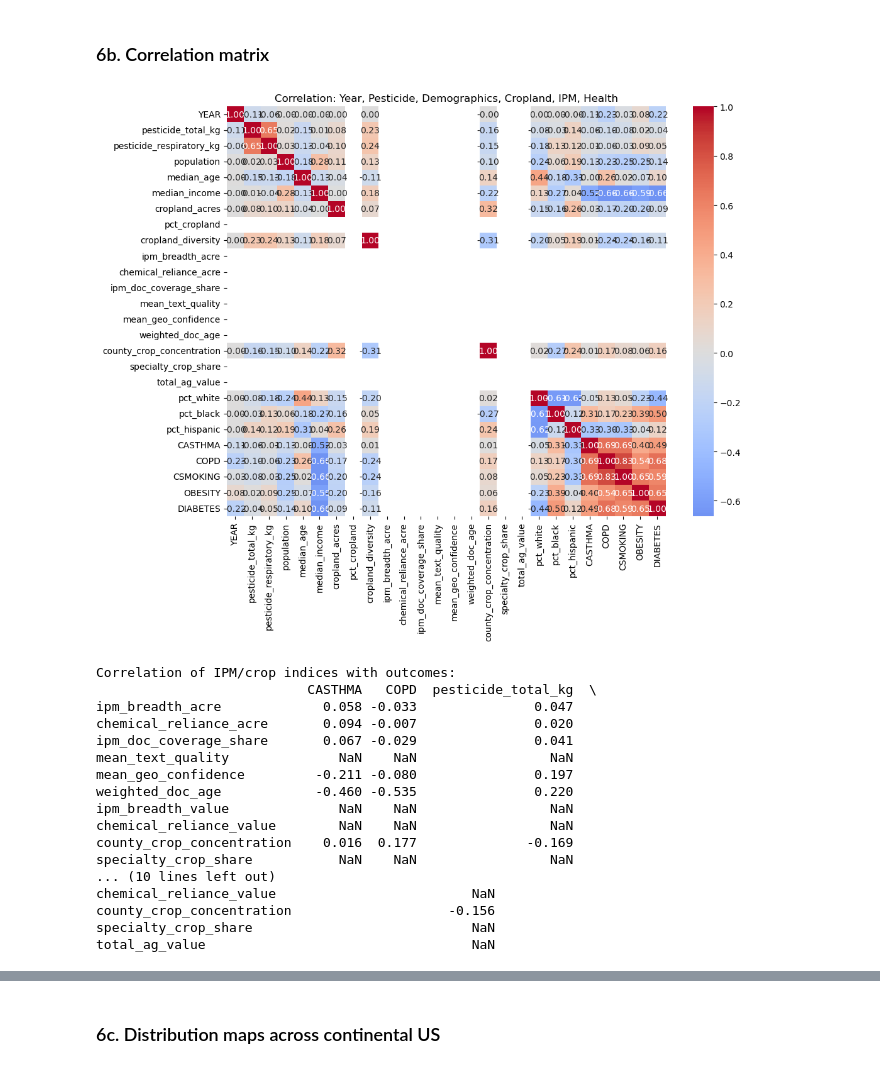
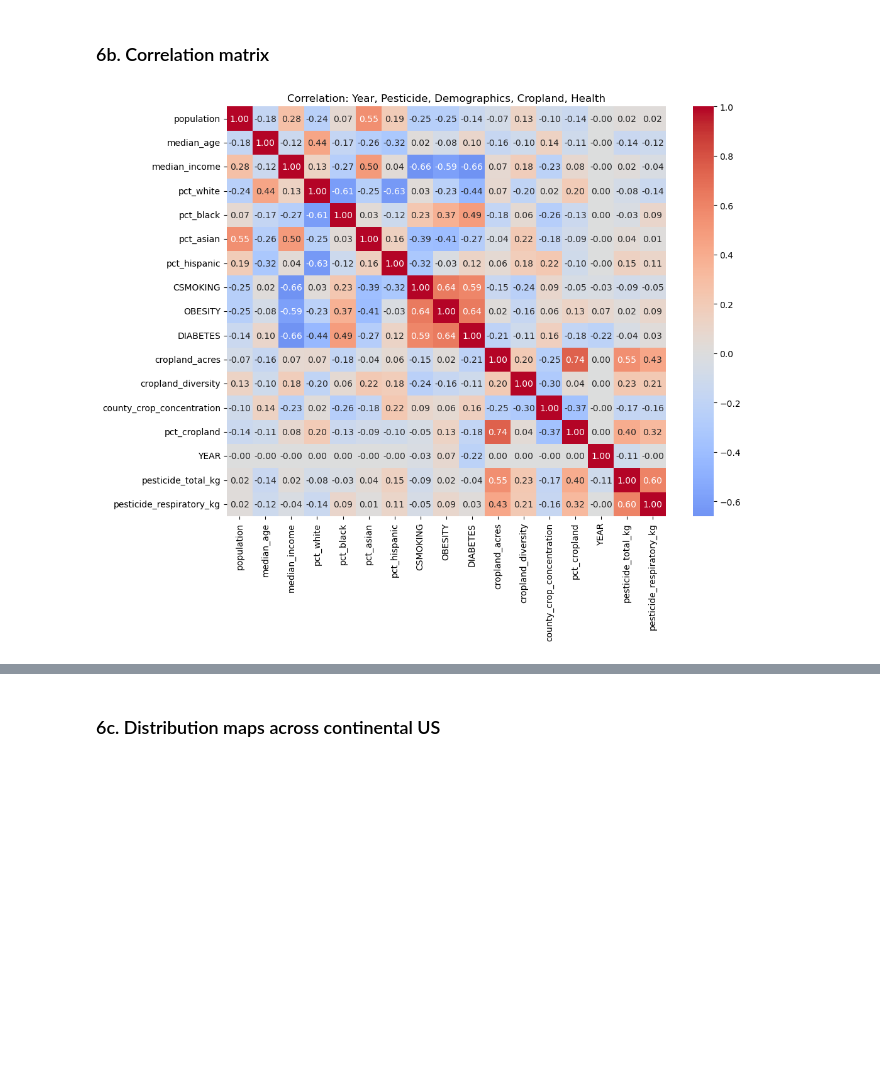
Before and after one commit to Erdos-Projects/spring-2026-pesticide-exposure, a Jupyter notebook: EDA/joint_eda.ipynb, the cells around one changed output, grey strips where cells are left out. Drawn from its saved outputs; the diff is of its cells as text; code cells hidden in the pictures; blank space fills up the shorter version.

```diff
--- a/EDA/joint_eda.ipynb
+++ b/EDA/joint_eda.ipynb
@@ -208,55 +222,22 @@ plt.show()
 ### 6b. Correlation matrix
 # %%
 # Correlation matrix of key numeric variables (including temporal)
-key_cols = [
-    "YEAR",
-    "pesticide_total_kg", "pesticide_respiratory_kg", "population", "median_age", "median_income",
-    "cropland_acres", "pct_cropland", "cropland_diversity",
-    "ipm_breadth_acre", "chemical_reliance_acre", "ipm_doc_coverage_share", "mean_text_quality", "mean_geo_confidence", "weighted_doc_age",
-    "county_crop_concentration", "specialty_crop_share", "total_ag_value",
-    "pct_white", "pct_black", "pct_hispanic",
-    "CASTHMA", "COPD", "CSMOKING", "OBESITY", "DIABETES"
-]
-key_cols = [c for c in key_cols if c in joint.columns]
+DEMO_COLS = [
+    'population','median_age','median_income',
+    'pct_white','pct_black','pct_asian','pct_hispanic']
+HEALTH_CONFOUNDER_COLS = ['CSMOKING','OBESITY','DIABETES']
+CROPLAND_COLS = ["cropland_acres",'cropland_diversity','county_crop_concentration','pct_cropland']
+OTHER_COLS = ['YEAR']
+BASE_COLS = DEMO_COLS + HEALTH_CONFOUNDER_COLS + CROPLAND_COLS + OTHER_COLS
+
+key_cols = BASE_COLS + ["pesticide_total_kg", "pesticide_respiratory_kg"]
+
 corr_df = joint[key_cols].replace([-666666666, -222222222], np.nan)
 corr_df = corr_df[(corr_df >= 0).all(axis=1) | corr_df.isna().any(axis=1)]
 plt.figure(figsize=(11, 9))
 sns.heatmap(corr_df.corr(), annot=True, fmt=".2f", cmap="coolwarm", center=0)
-plt.title("Correlation: Year, Pesticide, Demographics, Cropland, IPM, Health")
+plt.title("Correlation: Year, Pesticide, Demographics, Cropland, Health")
 plt.tight_layout()
 plt.show()
-
-# IPM and crop indices vs health outcomes
-ipm_eda_cols = [c for c in ["ipm_breadth_acre", "chemical_reliance_acre", "ipm_doc_coverage_share", "mean_text_quality", "mean_geo_confidence", "weighted_doc_age", "ipm_breadth_value", "chemical_reliance_value", "county_crop_concentration", "specialty_crop_share", "total_ag_value"] if c in joint.columns]
-outcome_cols = [c for c in ["CASTHMA", "COPD", "pesticide_total_kg", "pesticide_respiratory_kg"] if c in joint.columns]
-if ipm_eda_cols and outcome_cols:
-    ipm_out = joint[ipm_eda_cols + outcome_cols].copy().replace([-666666666, -222222222], np.nan)
-    corr_ipm = ipm_out.corr().loc[ipm_eda_cols, outcome_cols]
-    print("Correlation of IPM/crop indices with outcomes:")
-    print(corr_ipm.round(3))
-    fig, ax = plt.subplots(figsize=(6, max(4, len(ipm_eda_cols) * 0.4)))
-    sns.heatmap(corr_ipm, annot=True, fmt=".2f", cmap="coolwarm", center=0, ax=ax)
-    ax.set_title("IPM / crop indices vs health and pesticide")
-    plt.tight_layout()
-    plt.show()
-else:
-    print("IPM or outcome columns missing for IPM–outcome correlation.")
 # %% [output]
-[figure, old version]
+[figure, new version]
-Correlation of IPM/crop indices with outcomes:
-                           CASTHMA   COPD  pesticide_total_kg  \
-ipm_breadth_acre             0.058 -0.033               0.047
-chemical_reliance_acre       0.094 -0.007               0.020
-ipm_doc_coverage_share       0.067 -0.029               0.041
-mean_text_quality              NaN    NaN                 NaN
-mean_geo_confidence         -0.211 -0.080               0.197
-weighted_doc_age            -0.460 -0.535               0.220
-ipm_breadth_value              NaN    NaN                 NaN
-chemical_reliance_value        NaN    NaN                 NaN
-county_crop_concentration    0.016  0.177              -0.169
-specialty_crop_share           NaN    NaN                 NaN
-... (10 lines left out)
-chemical_reliance_value                         NaN
-county_crop_concentration                    -0.156
-specialty_crop_share                            NaN
-total_ag_value                                  NaN
```
Also changed, not shown: parts of 16 cells of this notebook, 2 other files.
